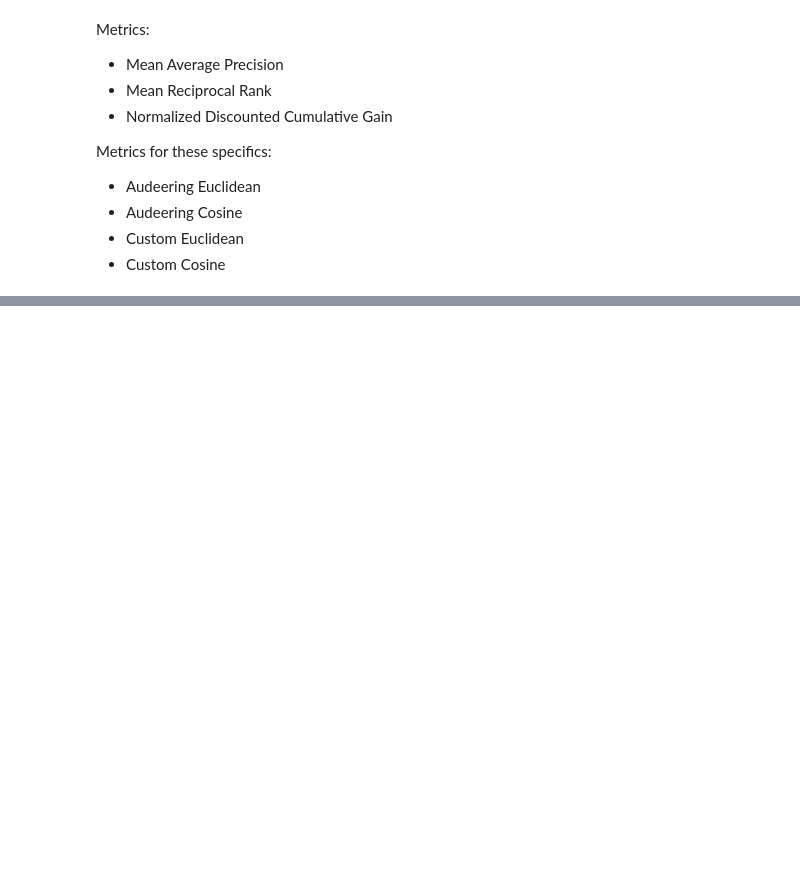
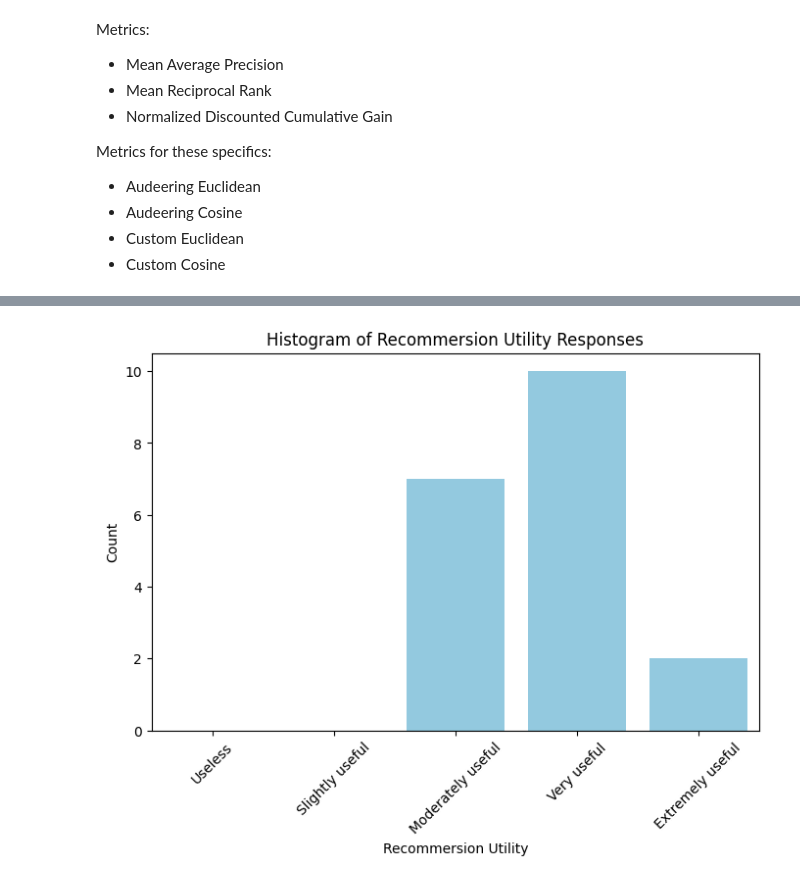
Before and after one commit to lukebella/Recommersion, a Jupyter notebook: survey/manage_survey.ipynb, the cells around one changed output, grey strips where cells are left out. Saved outputs shown, nothing was run; the diff lists cells and outputs as text; code cells hidden in the pictures; blank space fills up the shorter version.

```diff
--- a/survey/manage_survey.ipynb
+++ b/survey/manage_survey.ipynb
@@ -132,0 +140,6 @@ MRR Custom_Cosine = 0.0
+# %%
+for i in df.columns:
+    if i.startswith("Diff"):
+        df[i] = df[i].astype(float)
+
+df["Diff_aud_cos1_1"]
@@ -132,0 +263,31 @@ MRR Custom_Cosine = 0.0
+# %%
+import seaborn as sns
+
+translation_dict = {
+    "Inutile": "Useless",
+    "Leggermente utile": "Slightly useful",
+    "Moderatamente utile": "Moderately useful",
+    "Molto utile": "Very useful",
+    "Estremamente utile": "Extremely useful"
+}
+
+df.columns = df.columns.str.strip()
+
+if "Recommersion_utility" in df.columns:
+    df["Recommersion_utility_english"] = df["Recommersion_utility"].map(translation_dict)
+
+categories = ["Useless", "Slightly useful", "Moderately useful", "Very useful", "Extremely useful"]
+
+category_counts = df["Recommersion_utility_english"].value_counts().reindex(categories, fill_value=0)
+
+plt.figure(figsize=(8, 5))
+sns.barplot(x=category_counts.index, y=category_counts.values, color="skyblue")
+
+
+plt.xlabel("Recommersion Utility")
+plt.ylabel("Count")
+plt.title("Histogram of Recommersion Utility Responses")
+plt.xticks(rotation=45)
+plt.show()
+# %% [output]
+[figure, added]
```
Also changed, not shown: parts of 9 cells of this notebook, 1 other file.
